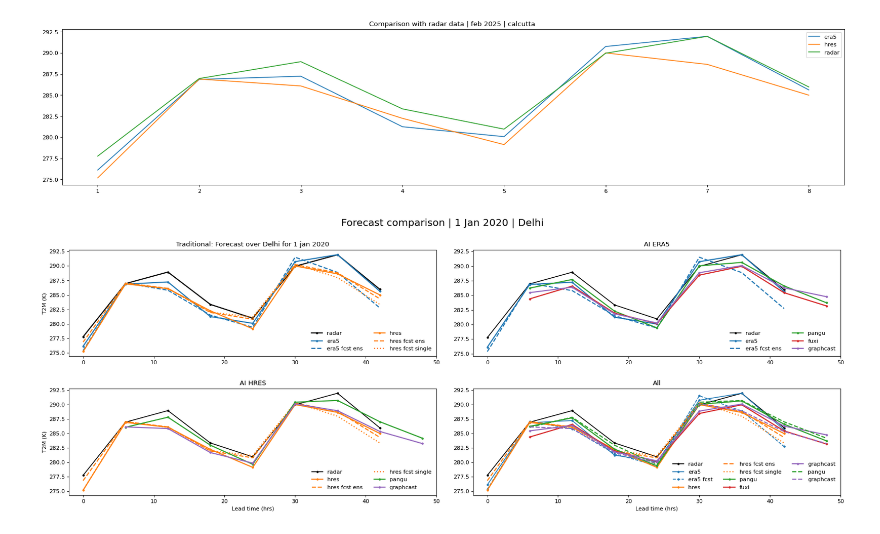
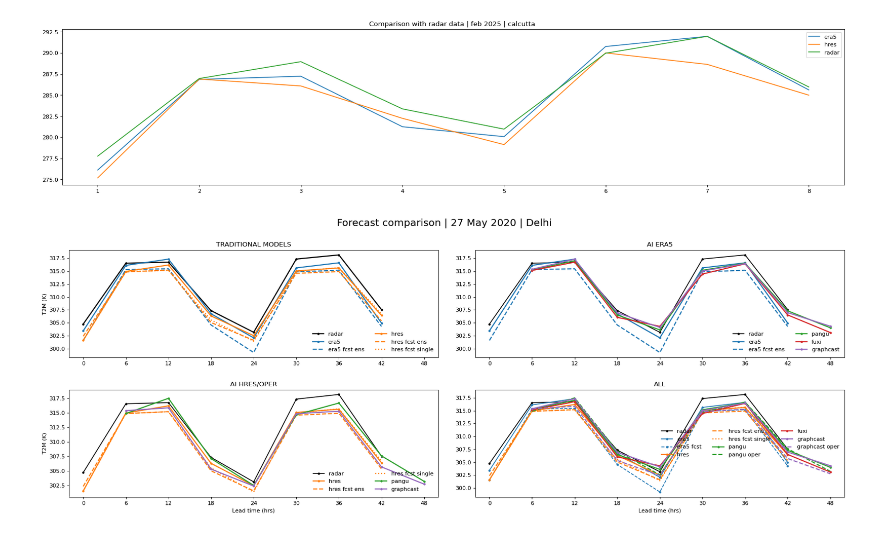
Before and after one commit to amangupta2/ai_weather, a Jupyter notebook: Comparing_WeatherBench_with_Meteostat_radars.ipynb, the cells around one changed output. Saved outputs shown, nothing was run; the diff lists cells and outputs as text; code cells hidden in the pictures.

```diff
--- a/Comparing_WeatherBench_with_Meteostat_radars.ipynb
+++ b/Comparing_WeatherBench_with_Meteostat_radars.ipynb
@@ -101,8 +101,11 @@ def ACC(pred, truth, lat):
 # %%
 # Load radar data
 
-start = datetime(2020,1,1,0,0,0)
-end   = datetime(2020,1,2,23,0,0)
+#start = datetime(2020,1,1,0,0,0)
+#end   = datetime(2020,1,2,23,0,0)
+
+start = datetime(2020,5,26,0,0,0)
+end   = datetime(2020,5,27,23,0,0)
 
 # Bhadla solar park
 #bhadla = Point(27.5175957,71.9278131)
@@ -182,8 +177,10 @@ prediction_path_era5_forecast     = 'gs://weatherbench2/datasets/era5-forecasts/
 #prediction_path_sphericalcnn = ''gs://weatherbench2/datasets/sphericalcnn/2020-240x121_equiangular_with_poles.zarr''
 # %%
 # All datasets available at 6-hourly resolution
-time1='2020-01-01T00:00:00.000000000'
-time2='2020-01-02T18:00:00.000000000' # 02 to 05 for testing
+#time1='2020-01-01T00:00:00.000000000'
+#time2='2020-01-02T18:00:00.000000000' # 02 to 05 for testing
+time1='2020-05-26T00:00:00.000000000'
+time2='2020-05-27T18:00:00.000000000' # 02 to 05 for testing
 
 
 ds_era5 = xr.open_zarr(
@@ -428,11 +416,14 @@ t.shape
 
 fig=plt.figure(figsize=(25, 8), dpi= 80, facecolor='w', edgecolor='k')
 
-fig.suptitle('Forecast comparison | 1 Jan 2020 | Delhi', size=18)
+#fig.suptitle('Forecast comparison | 1 Jan 2020 | Calcutta', size=18)
+fig.suptitle('Forecast comparison | 27 May 2020 | Delhi', size=18)
 
 plt.subplot(221)
 
 plt.plot(t[0:-1],delhi_data['temp'][::6].values + 273.15, '.-', color='k', linewidth=lw, label='radar')
+#plt.plot(t[0:-1],madras_data['temp'][::6].values + 273.15, '.-', color='k', linewidth=lw, label='radar')
+#plt.plot(t[0:-1],calcutta_data['temp'][::6].values + 273.15, '.-', color='k', linewidth=lw, label='radar')
 
 plt.plot(t[0:-1], delhi_era5, '.-', linewidth=lw, color='C0', label='era5')
 plt.plot(t[:-1], delhi_era5_fcst, '--', linewidth=lw, color='C0', label='era5 fcst ens')
@@ -442,15 +433,17 @@ plt.plot(t[:-1], delhi_hresens_fcst, '--', color='C1', linewidth=lw, label='hres
 plt.plot(t[:-1], delhi_hres_fcst, ':', color='C1', linewidth=lw, label='hres fcst single')
 
 plt.legend(frameon=False, ncol=2)
-plt.title('Traditional: Forecast over Delhi for 1 jan 2020')
+plt.title('TRADITIONAL MODELS')
 plt.ylabel('T2M (K)')
 plt.xlim(-2,50)
-
+plt.xticks(np.arange(0,54,6))
 
 
 plt.subplot(222)
 
 plt.plot(t[0:-1],delhi_data['temp'][::6].values + 273.15, '.-', color='k', label='radar')
+#plt.plot(t[0:-1],madras_data['temp'][::6].values + 273.15, '.-', color='k', linewidth=lw, label='radar')
+#plt.plot(t[0:-1],calcutta_data['temp'][::6].values + 273.15, '.-', color='k', linewidth=lw, label='radar')
 
 plt.plot(t[0:-1], delhi_era5, '.-', linewidth=lw, color='C0', label='era5')
 plt.plot(t[:-1], delhi_era5_fcst, '--', color='C0', linewidth=lw, label='era5 fcst ens')
@@ -463,12 +456,14 @@ plt.plot(t[1:], delhi_graphcast, '.-', color='C4', linewidth=lw, label='graphcas
 plt.legend(frameon=False, ncol=2)
 plt.title('AI ERA5')
 plt.xlim(-2,50)
-
+plt.xticks(np.arange(0,54,6))
 
 
 plt.subplot(223)
 
 plt.plot(t[0:-1],delhi_data['temp'][::6].values + 273.15, '.-', color='k', label='radar')
+#plt.plot(t[0:-1],madras_data['temp'][::6].values + 273.15, '.-', color='k', linewidth=lw, label='radar')
+#plt.plot(t[0:-1],calcutta_data['temp'][::6].values + 273.15, '.-', color='k', linewidth=lw, label='radar')
 
 plt.plot(t[:-1], delhi_hres, '.-', color='C1', linewidth=lw, label='hres')
 plt.plot(t[:-1], delhi_hresens_fcst, '--', color='C1', linewidth=lw, label='hres fcst ens')
@@ -480,40 +475,44 @@ plt.plot(t[1:], delhi_graphcastoper, '.-', color='C4', linewidth=lw, label='grap
 
 
 plt.legend(frameon=False, ncol=2)
-plt.title('AI HRES')
+plt.title('AI HRES/OPER')
 plt.xlabel('Lead time (hrs)')
 plt.ylabel('T2M (K)')
 plt.xlim(-2,50)
-
+plt.xticks(np.arange(0,54,6))
 
 
 plt.subplot(224)
 
 plt.plot(t[0:-1],delhi_data['temp'][::6].values + 273.15, '.-', color='k', label='radar')
+#plt.plot(t[0:-1],madras_data['temp'][::6].values + 273.15, '.-', color='k', linewidth=lw, label='radar')
+#plt.plot(t[0:-1],calcutta_data['temp'][::6].values + 273.15, '.-', color='k', linewidth=lw, label='radar')
 
 plt.plot(t[0:-1], delhi_era5, '.-', color='C0', label='era5')
 plt.plot(t[:-1], delhi_era5_fcst, '.--', color='C0', label='era5 fcst')
 
 plt.plot(t[:-1], delhi_hres, '.-', color='C1', linewidth=lw, label='hres')
 plt.plot(t[:-1], delhi_hresens_fcst, '--', color='C1', linewidth=lw, label='hres fcst ens')
 plt.plot(t[:-1], delhi_hres_fcst, ':', color='C1', linewidth=lw, label='hres fcst single')
 
 
 plt.plot(t[1:], delhi_pangu, '.-', color='C2', linewidth=lw, label='pangu')
 plt.plot(t[1:], delhi_panguoper, '--', color='C2', linewidth=lw, label='pangu oper')
 plt.plot(t[1:], delhi_fuxi, '.-', color='C3', linewidth=lw, label='fuxi')
 plt.plot(t[1:], delhi_graphcast, '.-', color='C4', linewidth=lw, label='graphcast')
 plt.plot(t[1:], delhi_graphcastoper, '--', color='C4', linewidth=lw, label='graphcast oper')
 
-
-
 plt.xlabel('Lead time (hrs)')
 
 
 plt.legend(frameon=False, ncol=3)
-plt.title('All')
+plt.title('ALL')
 plt.xlim(-2,50)
+plt.xticks(np.arange(0,54,6))
 
 plt.subplots_adjust(hspace=0.3, wspace=0.1)
+
+plt.savefig('drive/MyDrive/makdi/t2m_comparison_singleday_delhi.png', bbox_inches='tight')
+#plt.savefig('drive/MyDrive/makdi/t2m_comparison_singleday_delhi_may.png', bbox_inches='tight')
 # %% [output]
-[figure, old version]
+[figure, new version]
```
Also changed, not shown: parts of 3 cells of this notebook.
